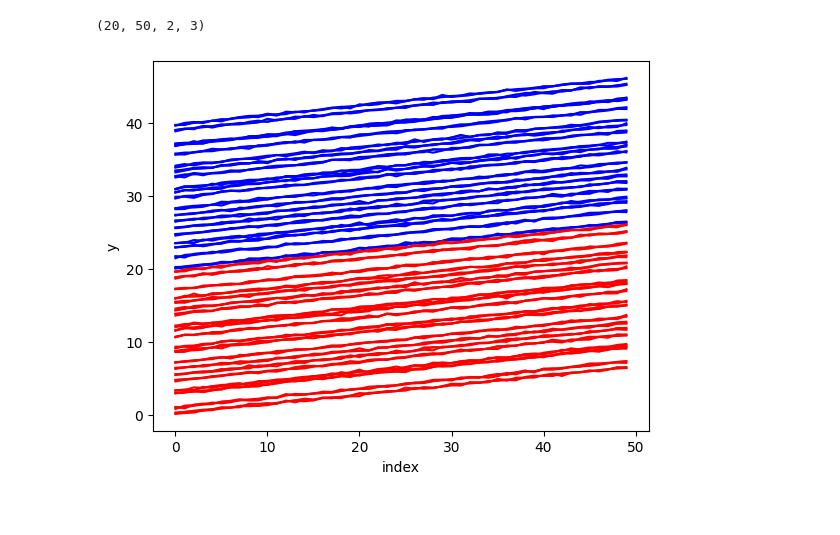
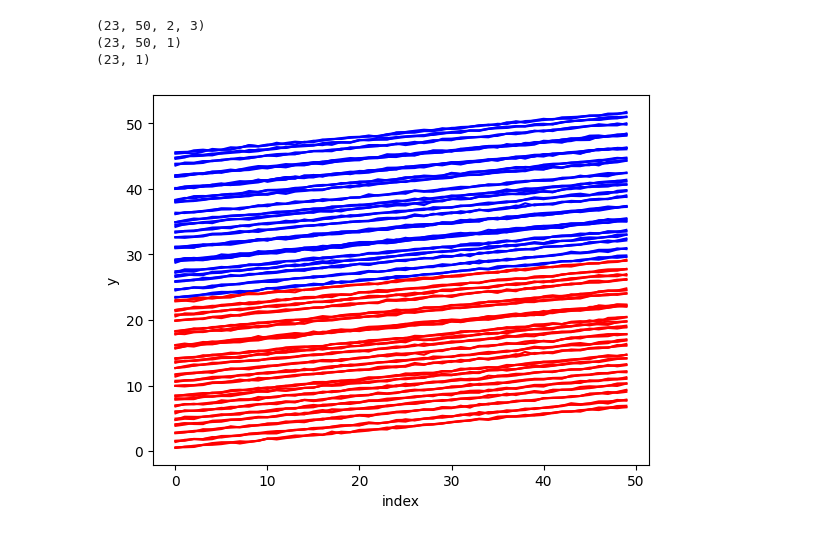
Before and after one commit to TheRedElement/astroLuSt, a Jupyter notebook: demos/synthetics_demo.ipynb, the cells around one changed output. Drawn from its saved outputs; the diff is of its cells as text; code cells hidden in the pictures.

```diff
--- a/demos/synthetics_demo.ipynb
+++ b/demos/synthetics_demo.ipynb
@@ -19,36 +21,44 @@ def generate_4d(
         func = lambda x: x
     X = np.empty(shape)
     for i, xi in enumerate(X):
         x_ = np.linspace(np.zeros((X.shape[-2],X.shape[-1]))+xmin, xmax, X.shape[1])
 
         hshift = np.random.rand(x_.shape[1]).reshape(1,-1,1)
         vshift = np.zeros_like(x_)+i
         cnoise = np.random.randn(x_.shape[0], x_.shape[2]).reshape(50,1,-1)*0.1
         vshift[:,1,:] += X.shape[0]
         X[i] = func(x_+hshift) + vshift + cnoise
 
     return X
 
 X = generate_4d(
-    shape=(20,50,2,3),
+    shape=(23,50,2,3),
     xmin=0, xmax=2*np.pi,
     # func=np.sin,
     func=None,
 )
+X3d = X[:,:,0,0]
+X3d = X3d.reshape(*X3d.shape,1)
+y = np.random.choice([0,1,2],size=(X.shape[0],1), replace=True,  p=[0.5,0.3,0.2])
+
 print(X.shape)
+print(X3d.shape)
+print(y.shape)
 #visualize
 fig = plt.figure()
 ax1 = fig.add_subplot(111)
 for x in X:
     ax1.plot(x[:,0,:], 'r-')
     # ax1.plot(x[:,1,0], 'r-')
     ax1.plot(x[:,1,:], 'b-')
 ax1.set_xlabel('index')
 ax1.set_ylabel('y')
 plt.show()
 # %% [output]
-(20, 50, 2, 3)
+(23, 50, 2, 3)
+(23, 50, 1)
+(23, 1)
-[figure, old version]
+[figure, new version]
 # %%
 importlib.reload(ald)
 AA = ald.AugmentAxis(
```
Also changed, not shown: parts of 3 cells of this notebook, 1 other file.
